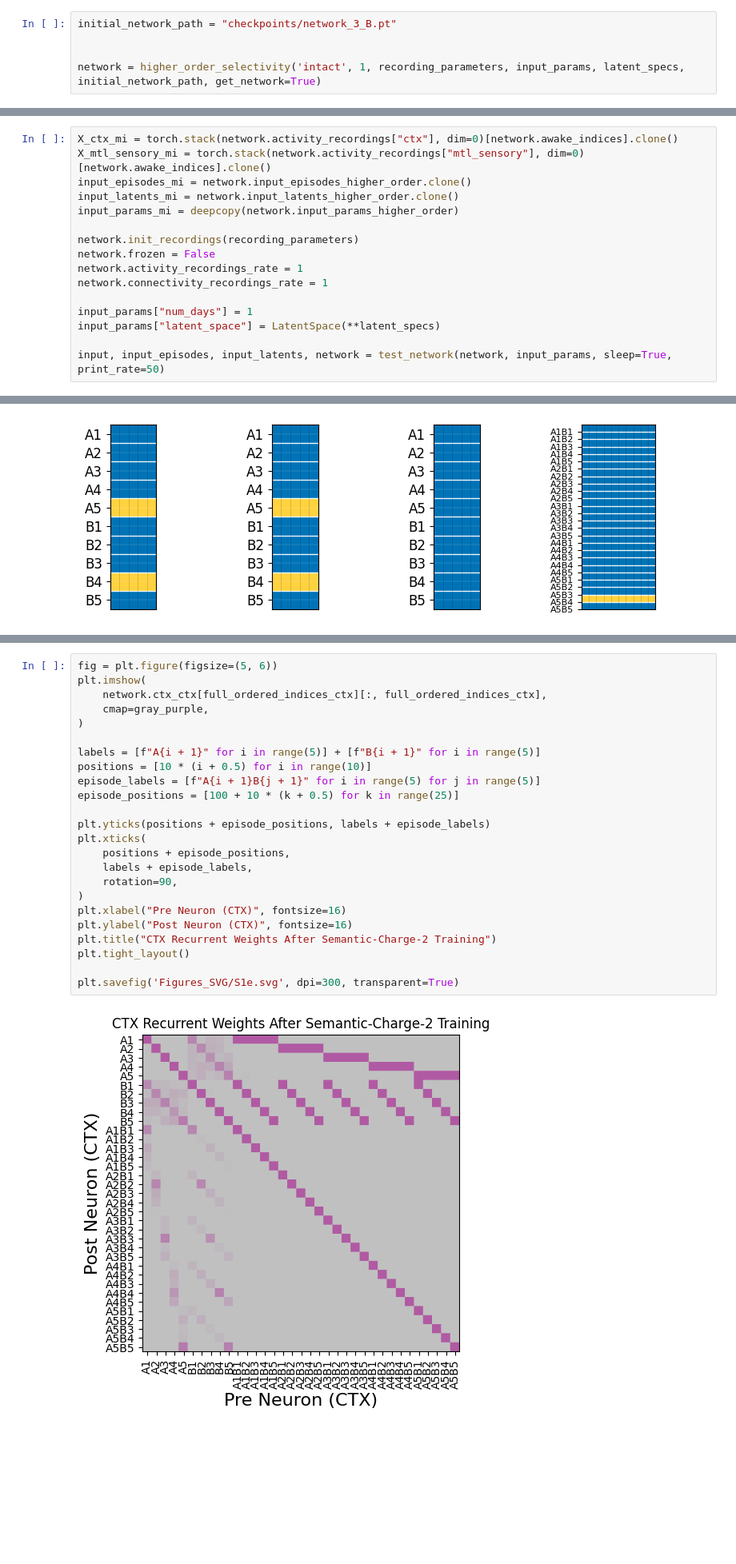
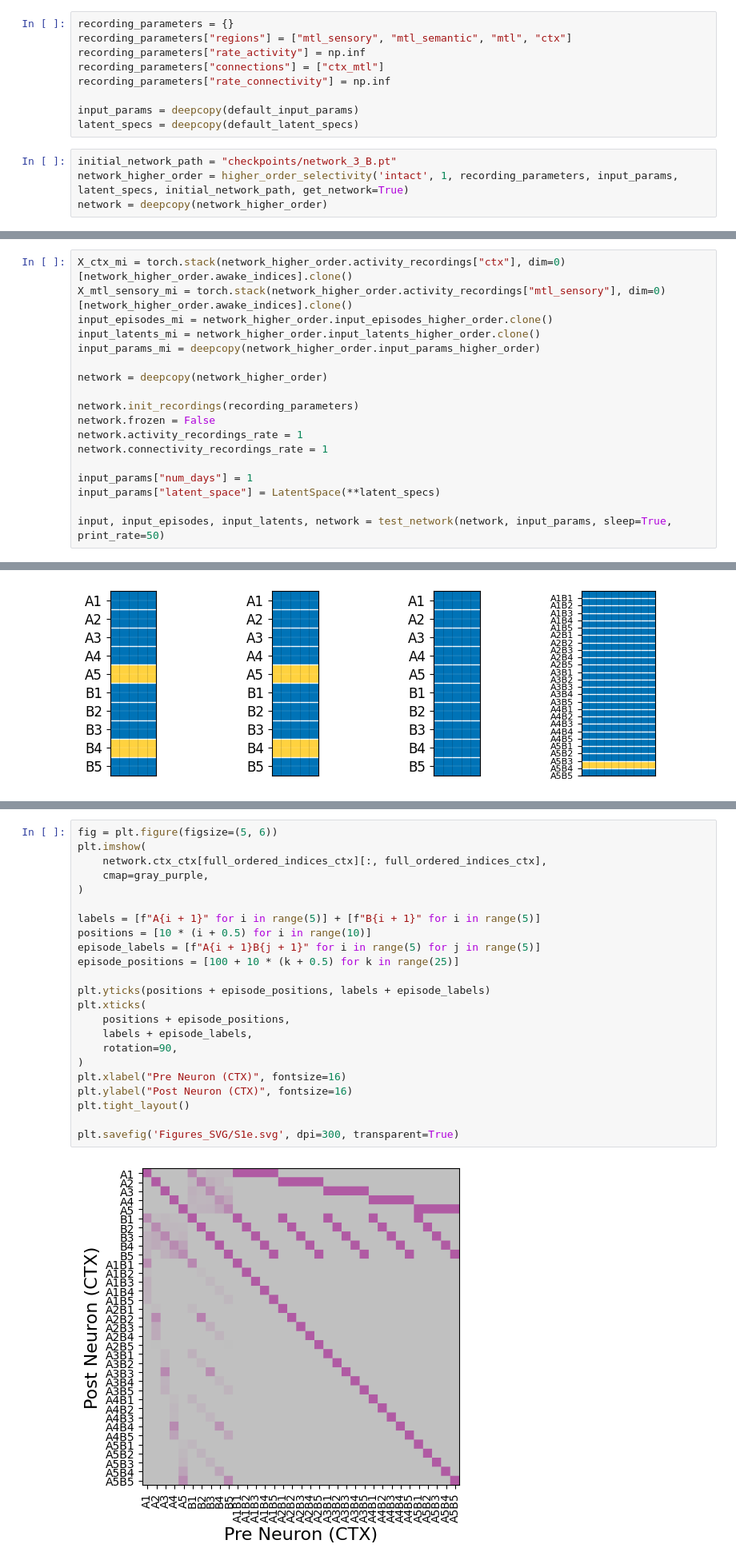
Before and after one commit to albesagonzalez/sensory-semantic-episodes, a Jupyter notebook: Figure_4.ipynb, the cells around one changed output, grey strips where cells are left out. Shown at 80% size. Saved outputs shown, nothing was run; the diff lists cells and outputs as text; blank space fills up the shorter version.

Commit message:
unify input parameters

```diff
--- a/Figure_4.ipynb
+++ b/Figure_4.ipynb
@@ -96,8 +67,16 @@ latent_specs["prob_list"] = [0.5/5 if i==j else 0.5/20 for i in range(5) for j i
+# %%
+recording_parameters = {}
+recording_parameters["regions"] = ["mtl_sensory", "mtl_semantic", "mtl", "ctx"]
+recording_parameters["rate_activity"] = np.inf
+recording_parameters["connections"] = ["ctx_mtl"]
+recording_parameters["rate_connectivity"] = np.inf
+
+input_params = deepcopy(default_input_params)
+latent_specs = deepcopy(default_latent_specs)
 # %%
 initial_network_path = "checkpoints/network_3_B.pt"
-
-
-network = higher_order_selectivity('intact', 1, recording_parameters, input_params, latent_specs, initial_network_path, get_network=True)
+network_higher_order = higher_order_selectivity('intact', 1, recording_parameters, input_params, latent_specs, initial_network_path, get_network=True)
+network = deepcopy(network_higher_order)
 # %% [output]
 0
 50
@@ -112,9 +98,11 @@ network = higher_order_selectivity('intact', 1, recording_parameters, input_para
 # %%
-X_ctx_mi = torch.stack(network.activity_recordings["ctx"], dim=0)[network.awake_indices].clone()
-X_mtl_sensory_mi = torch.stack(network.activity_recordings["mtl_sensory"], dim=0)[network.awake_indices].clone()
-input_episodes_mi = network.input_episodes_higher_order.clone()
-input_latents_mi = network.input_latents_higher_order.clone()
-input_params_mi = deepcopy(network.input_params_higher_order)
+X_ctx_mi = torch.stack(network_higher_order.activity_recordings["ctx"], dim=0)[network_higher_order.awake_indices].clone()
+X_mtl_sensory_mi = torch.stack(network_higher_order.activity_recordings["mtl_sensory"], dim=0)[network_higher_order.awake_indices].clone()
+input_episodes_mi = network_higher_order.input_episodes_higher_order.clone()
+input_latents_mi = network_higher_order.input_latents_higher_order.clone()
+input_params_mi = deepcopy(network_higher_order.input_params_higher_order)
+
+network = deepcopy(network_higher_order)
 
 network.init_recordings(recording_parameters)
 network.frozen = False
@@ -424,29 +413,28 @@ plt.savefig('Figures_SVG/S1d.svg', dpi=300, transparent=True)
 # %%
 fig = plt.figure(figsize=(5, 6))
 plt.imshow(
     network.ctx_ctx[full_ordered_indices_ctx][:, full_ordered_indices_ctx],
     cmap=gray_purple,
 )
 
 labels = [f"A{i + 1}" for i in range(5)] + [f"B{i + 1}" for i in range(5)]
 positions = [10 * (i + 0.5) for i in range(10)]
 episode_labels = [f"A{i + 1}B{j + 1}" for i in range(5) for j in range(5)]
 episode_positions = [100 + 10 * (k + 0.5) for k in range(25)]
 
 plt.yticks(positions + episode_positions, labels + episode_labels)
 plt.xticks(
     positions + episode_positions,
     labels + episode_labels,
     rotation=90,
 )
 plt.xlabel("Pre Neuron (CTX)", fontsize=16)
 plt.ylabel("Post Neuron (CTX)", fontsize=16)
-plt.title("CTX Recurrent Weights After Semantic-Charge-2 Training")
 plt.tight_layout()
 
 plt.savefig('Figures_SVG/S1e.svg', dpi=300, transparent=True)
 # %% [output]
-[figure, old version]
+[figure, new version]
 # %%
 network_initial = torch.load(initial_network_path, weights_only=False)
 rf_0 = network_initial.ctx_mtl.clone()
```
Also changed, not shown: parts of 11 cells of this notebook, 12 other files.
